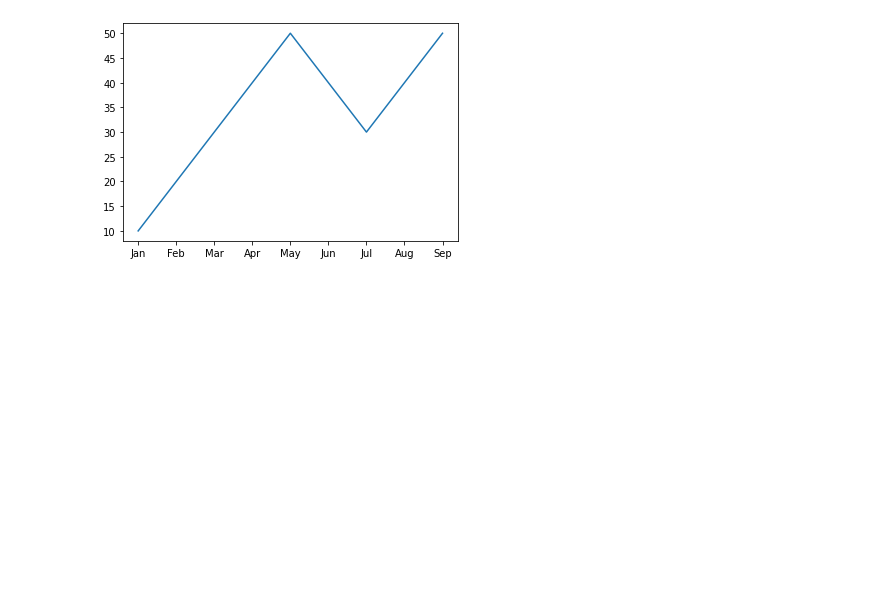
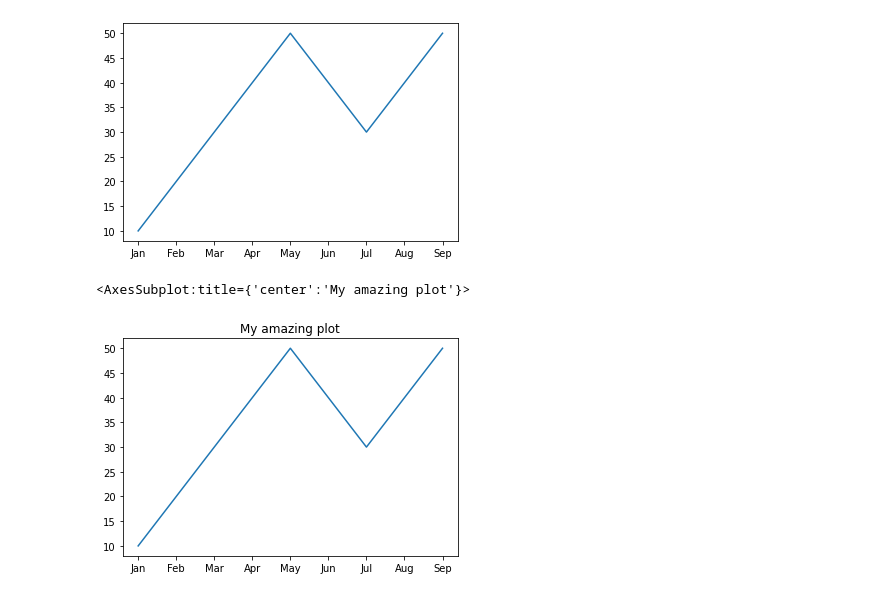
Before and after one commit to ramlaxman/cisco-2020-oct-14-plotting, a Jupyter notebook: Cisco 2020 October 14 — Pandas plotting.ipynb, the cells around one changed output. Cells and saved outputs as stored; diff of their text form; code cells hidden in the pictures; blank space fills up the shorter version.

```diff
--- a/Cisco 2020 October 14 — Pandas plotting.ipynb
+++ b/Cisco 2020 October 14 — Pandas plotting.ipynb
@@ -28,3 +28,8 @@ s.plot.line()
 # %% [output]
 <AxesSubplot:>
 [figure]
+# %%
+s.plot.line(title='My amazing plot')
+# %% [output]
+<AxesSubplot:title={'center':'My amazing plot'}>
+[figure, added]
```
Also changed, not shown: parts of 2 cells of this notebook.
